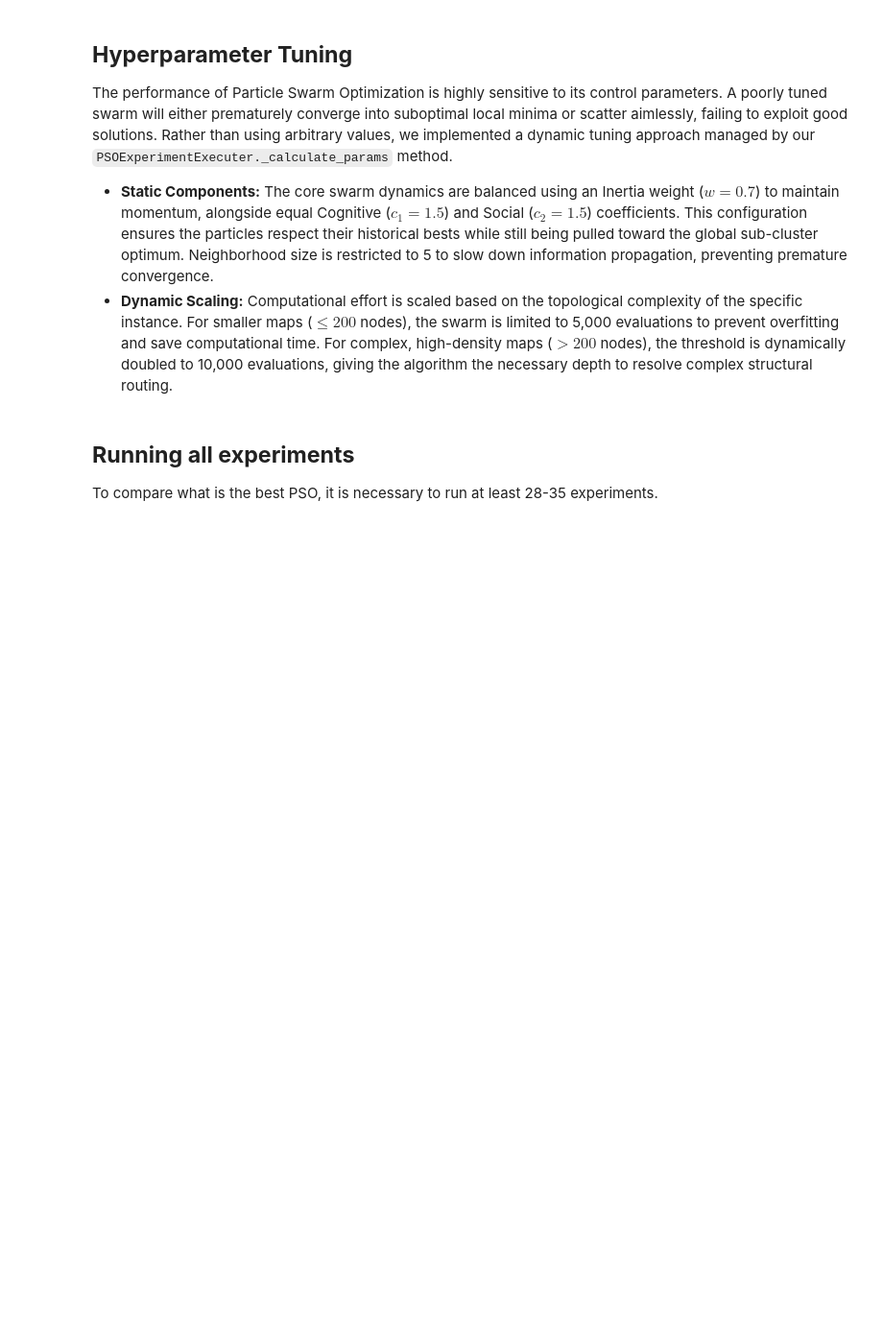
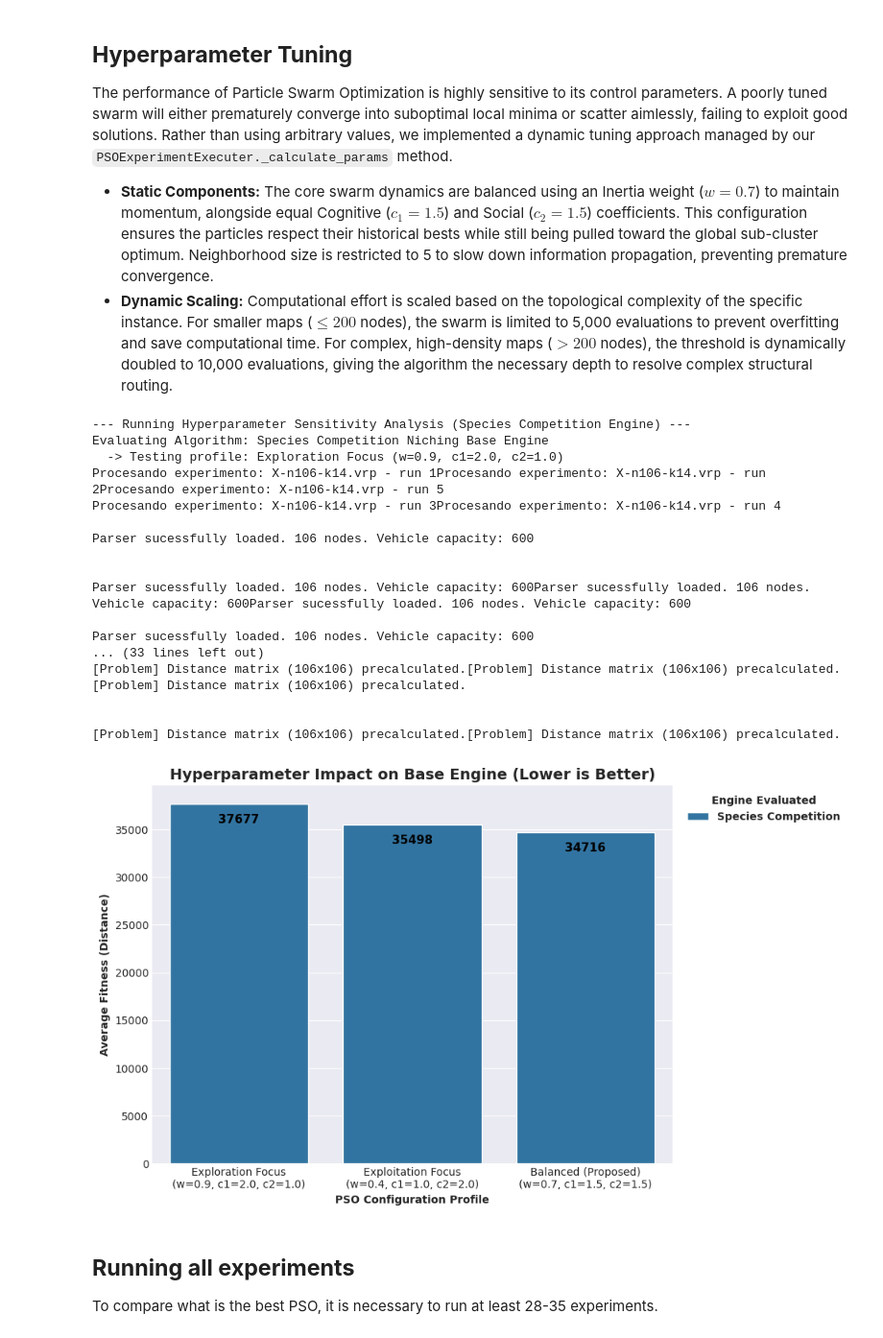
Before and after one commit to miguel-mxrxrx04/cvrp-BAO, a Jupyter notebook: run_pso.ipynb, the cells around one changed output. Shown at 96% size. Cells and saved outputs as stored; diff of their text form; code cells hidden in the pictures; blank space fills up the shorter version.

```diff
--- a/run_pso.ipynb
+++ b/run_pso.ipynb
@@ -582,7 +653,6 @@ print('--- Launching Clearing Method (Simultaneous Niches) ---')
 config_clear: ClearingPSO = ClearingPSO(
     datos_problema=problema_ejemplo,
     radio=2.0,
-    penalizacion=100000.0,
     num_soluciones_corregir=5
 )
 
@@ -1013,7 +1107,6 @@ print('--- Launching Clustering-Assisted PSO (K-Means Geographic) ---')
 config_normal_cluster: SequentialPSO = SequentialPSO(
     datos_problema=problema_ejemplo,
     umbral_similitud=0.9,
-    penalizacion=100000.0,
     num_soluciones_corregir=5
 )
 
@@ -1185,7 +1278,6 @@ print('--- Launching Clustering-Assisted PSO (Angular Sweep + JoinRoutes) ---')
 config_angular_clustering: SequentialPSO = SequentialPSO(
     datos_problema=problema_ejemplo,
     umbral_similitud=0.9,
-    penalizacion=100000.0,
     num_soluciones_corregir=5
 )
 
@@ -1357,7 +1449,6 @@ print('--- Launching Clustering-Assisted PSO (Complete Hybrid + JoinRoutes) ---'
 config_complete_clustering: SequentialPSO = SequentialPSO(
     datos_problema=problema_ejemplo, # Pasamos la instancia del CVRP
     umbral_similitud=0.9, # Mantenemos el limite de similitud estructural
-    penalizacion=100000.0, # Castigo masivo para nichos repetidos
     num_soluciones_corregir=5 # Parametro del handler
 )
 
@@ -1525,7 +1635,7 @@ The performance of Particle Swarm Optimization is highly sensitive to its contro
 import seaborn as sns  # Libreria para graficas mas bonitas y avanzadas
 # %%
 # Mensaje de alerta
-print('--- Running Hyperparameter Sensitivity Analysis (Sequential Base Engine) ---')
+print('--- Running Hyperparameter Sensitivity Analysis (Species Competition Engine) ---')
 
 # Definimos 3 perfiles de comportamiento variando la inercia (w), factor cognitivo (c1) y social (c2)
 perfiles_pso: dict = {
@@ -1534,40 +1644,40 @@ perfiles_pso: dict = {
     "Balanced (Proposed)\n(w=0.7, c1=1.5, c2=1.5)": {"w": 0.7, "c1": 1.5, "c2": 1.5}
 }
 
-# Guardamos el limite de evaluaciones original para no estropearlo
-evals_originales_seq: int = motor_seq.max_evaluaciones
-
-# Reducimos temporalmente las evaluaciones para agilizar el testeo rapido
-motor_seq.max_evaluaciones = 3000
+# Lo probamos con SC al ser mas consistente a primera vista
+motor_tunning: BaseAlgorithm = PSOAlgorithm(
+    tamano_poblacion=50,
+    max_evaluaciones=10000,
+    verbose=False
+)
 
 # Inicializamos una lista vacia para recolectar los datos
 resultados_tuning: list = []
-
-print("\nEvaluating Algorithm: Sequential Niching Base Engine")
+print('Evaluating Algorithm: Species Competition Niching Base Engine')
 
 # Bucle principal: Iteramos sobre el diccionario de perfiles
 for nombre_perfil, params in perfiles_pso.items():
     print(f"  -> Testing profile: {nombre_perfil.replace('\n', ' ')}")
 
     # Inyectamos los hiperparametros al motor base de manera limpia
-    motor_seq.inercia = params['w']
-    motor_seq.cognitivo = params['c1']
-    motor_seq.social = params['c2']
+    motor_tunning.inercia = params['w']
+    motor_tunning.cognitivo = params['c1']
+    motor_tunning.social = params['c2']
 
     # Instanciamos la configuracion del problema completa (sin ellipsis)
-    config_tuning: SequentialPSO = SequentialPSO(
+    config_tuning: SpeciesPSO = SpeciesPSO(
         datos_problema=problema_ejemplo,
-        umbral_similitud=0.9,
-        penalizacion=100000.0,
+        radio=0.5,
         num_soluciones_corregir=5
     )
 
     # El executer se encarga de ejecutar, recopilar y devolver los datos
     df_tune: pd.DataFrame = executer.run_repeated_experiment(
         nombre_problema=instancia_ejemplo,
-        pso_algorithm=motor_seq,
+        pso_algorithm=motor_tunning,
         pso_config=config_tuning,
-        n_repeat=5
+        n_repeat=5,
+        do_parallel=True
     )
 
     # Extraemos la media de la columna de fitness del DataFrame devuelto
@@ -1575,13 +1685,10 @@ for nombre_perfil, params in perfiles_pso.items():
 
     # Almacenamos el registro en nuestra lista
     resultados_tuning.append({
-        'Algorithm': 'Sequential Niching',
+        'Algorithm': 'Species Competition',
         'Profile': nombre_perfil,
         'Mean Fitness': media_fitness
     })
-
-# Restauramos el comportamiento original del motor
-motor_seq.max_evaluaciones = evals_originales_seq
 
 # Convertimos la lista de resultados en un DataFrame compatible con Seaborn
 df_plot: pd.DataFrame = pd.DataFrame(resultados_tuning)
@@ -1613,33 +1720,52 @@ for p in ax.patches:
         f"{p.get_height():.0f}",
         (p.get_x() + p.get_width() / 2., p.get_height()),
         ha='center',
         va='center',
         fontsize=11,
         color='black',
         xytext=(0, -15),
         textcoords='offset points',
         fontweight='bold'
     )
 
 # Titulamos la grafica y nombramos los ejes con formatos en negrita
 plt.title('Hyperparameter Impact on Base Engine (Lower is Better)', fontweight='bold', fontsize=14)
 plt.ylabel('Average Fitness (Distance)', fontweight='bold')
 plt.xlabel('PSO Configuration Profile', fontweight='bold')
 
 # Colocamos la leyenda en la esquina superior derecha con fuente en negrita
 plt.legend(
     title='Engine Evaluated',
     bbox_to_anchor=(1.01, 1),
     loc='upper left',
     prop={'weight': 'bold'},
     title_fontproperties={'weight': 'bold'}
 )
 
 # Ajustamos el layout para evitar el recorte de textos y leyendas
 plt.tight_layout()
 
 # Renderizamos la grafica final
 plt.show()
+# %% [output]
+--- Running Hyperparameter Sensitivity Analysis (Species Competition Engine) ---
+Evaluating Algorithm: Species Competition Niching Base Engine
+  -> Testing profile: Exploration Focus (w=0.9, c1=2.0, c2=1.0)
+Procesando experimento: X-n106-k14.vrp - run 1Procesando experimento: X-n106-k14.vrp - run 2Procesando experimento: X-n106-k14.vrp - run 5
+Procesando experimento: X-n106-k14.vrp - run 3Procesando experimento: X-n106-k14.vrp - run 4
+
+Parser sucessfully loaded. 106 nodes. Vehicle capacity: 600
+
+
+Parser sucessfully loaded. 106 nodes. Vehicle capacity: 600Parser sucessfully loaded. 106 nodes. Vehicle capacity: 600Parser sucessfully loaded. 106 nodes. Vehicle capacity: 600
+
+Parser sucessfully loaded. 106 nodes. Vehicle capacity: 600
+... (33 lines left out)
+[Problem] Distance matrix (106x106) precalculated.[Problem] Distance matrix (106x106) precalculated.[Problem] Distance matrix (106x106) precalculated.
+
+
+[Problem] Distance matrix (106x106) precalculated.[Problem] Distance matrix (106x106) precalculated.
+[figure, added]
 # %% [markdown]
 ## **Running all experiments**
 To compare what is the best PSO, it is necessary to run at least 28-35 experiments.
```
Also changed, not shown: parts of 18 cells of this notebook, 9 other files.
